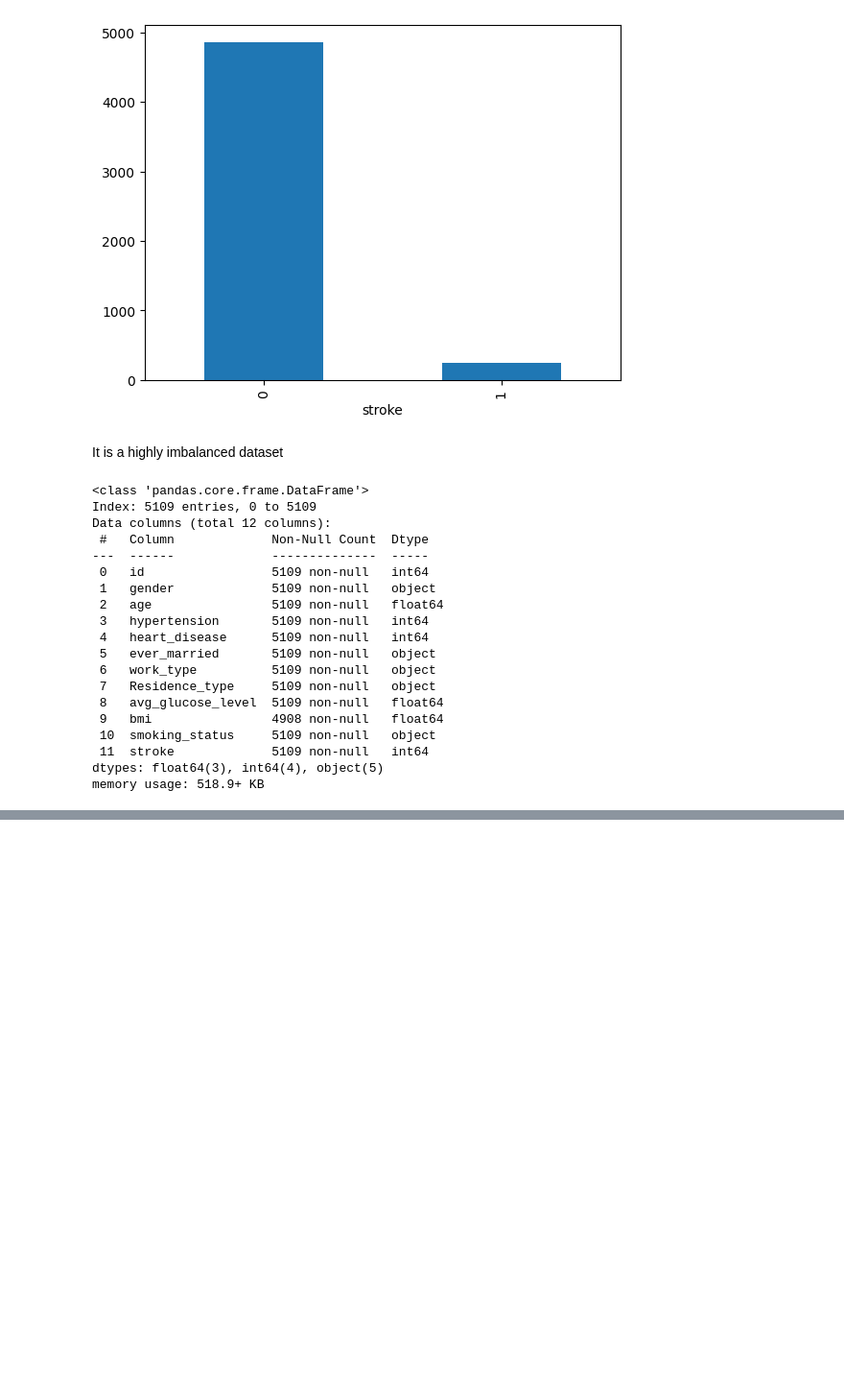
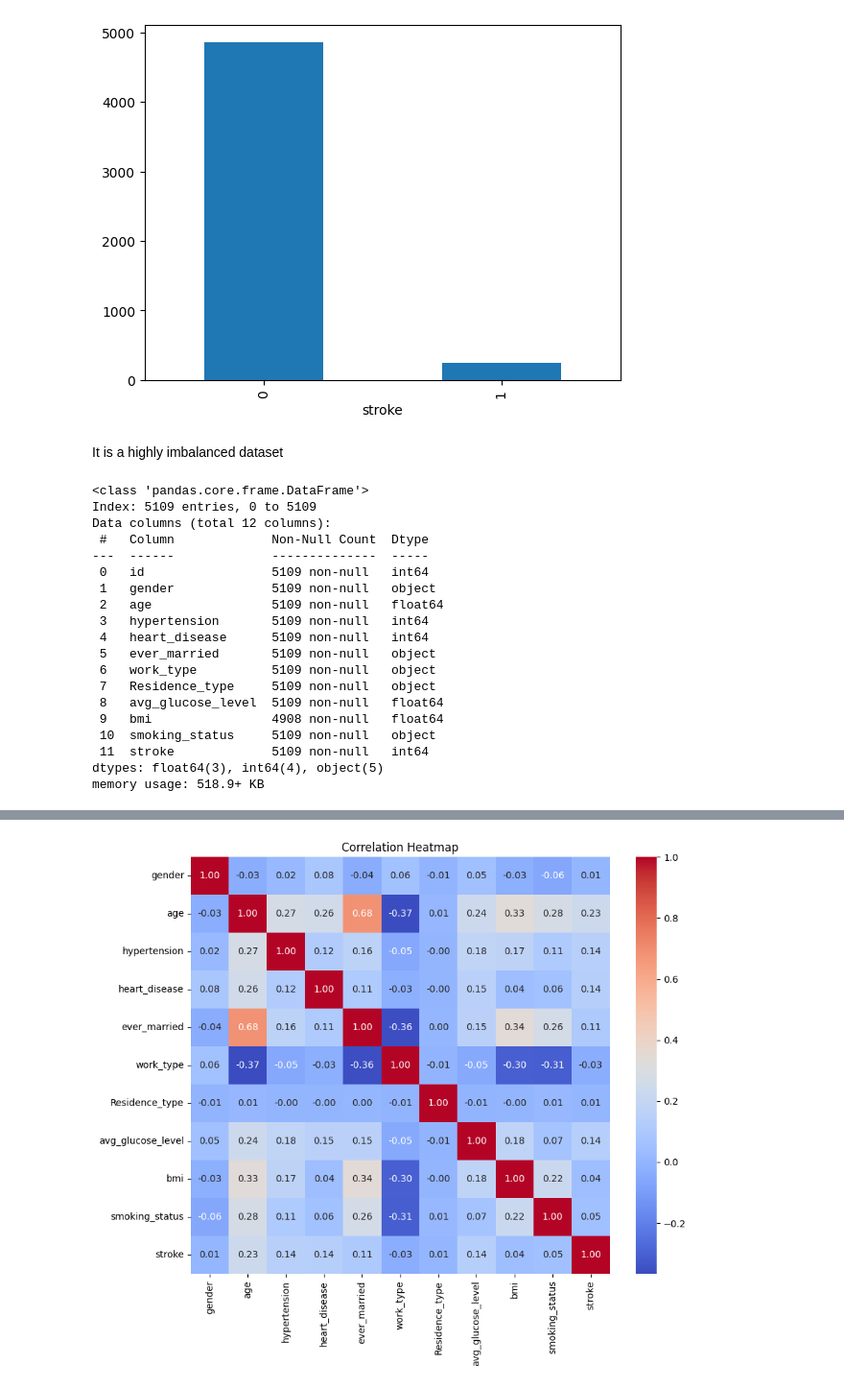
Before and after one commit to Ashokmevada/Stroke_prediction, a Jupyter notebook: temp.ipynb, the cells around one changed output, grey strips where cells are left out. Shown at 96% size. Saved outputs shown, nothing was run; the diff lists cells and outputs as text; code cells hidden in the pictures; blank space fills up the shorter version.

```diff
--- a/temp.ipynb
+++ b/temp.ipynb
@@ -157,0 +209,4 @@ df.select_dtypes(exclude='object')
+# %%
+object_columns= df.select_dtypes(include=['object','bool']).columns
+df , encoder = encode_categorical_columns(df , object_columns)
+df
@@ -157,0 +245,14 @@ df.select_dtypes(exclude='object')
+# %%
+import pandas as pd
+
+# Assuming 'df' is your DataFrame with 'age' and 'marriage' columns
+# Creating age groups
+bins = [0, 25, 40, 100]  # Define age bins
+labels = ['young_adult', 'middle_aged', 'senior']  # Define labels for age groups
+df['age_group'] = pd.cut(df['age'], bins=bins, labels=labels, right=False)
+
+# Converting age groups into dummy variables
+df = pd.get_dummies(df, columns=['age_group'], drop_first=True)
+
+# Display the updated DataFrame
+print(df.head())
@@ -157,0 +289,2 @@ df.select_dtypes(exclude='object')
+# %%
+df.drop('age' , axis=1 , inplace=True)
@@ -157,0 +307,7 @@ df.select_dtypes(exclude='object')
+# %%
+from sklearn.preprocessing import MinMaxScaler
+feature_to_scale = ['avg_glucose_level' , 'bmi']
+
+min_max = MinMaxScaler()
+df[feature_to_scale] = min_max.fit_transform(df[feature_to_scale])
+df
@@ -157,0 +364,8 @@ df.select_dtypes(exclude='object')
+# %%
+corr_matrix = df.corr()
+plt.figure(figsize=(10, 8))
+sns.heatmap(corr_matrix, annot=True, cmap='coolwarm', fmt=".2f")
+plt.title('Correlation Heatmap')
+plt.show()
+# %% [output]
+[figure, added]
```
Also changed, not shown: parts of 24 cells of this notebook, 9 other files.
